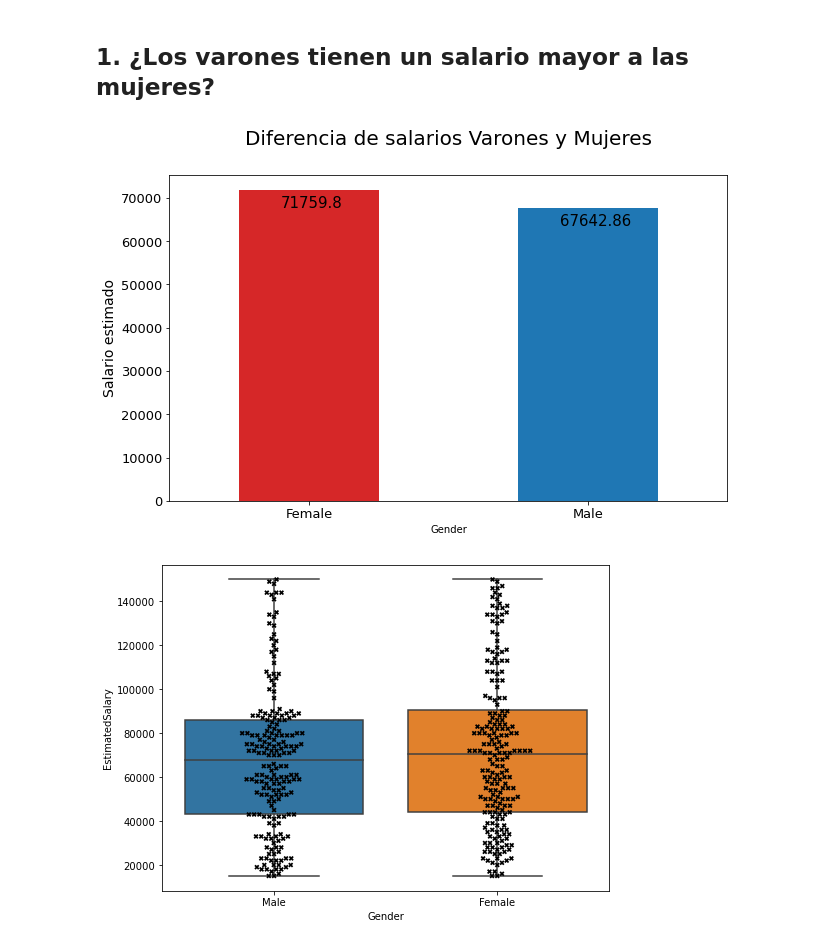
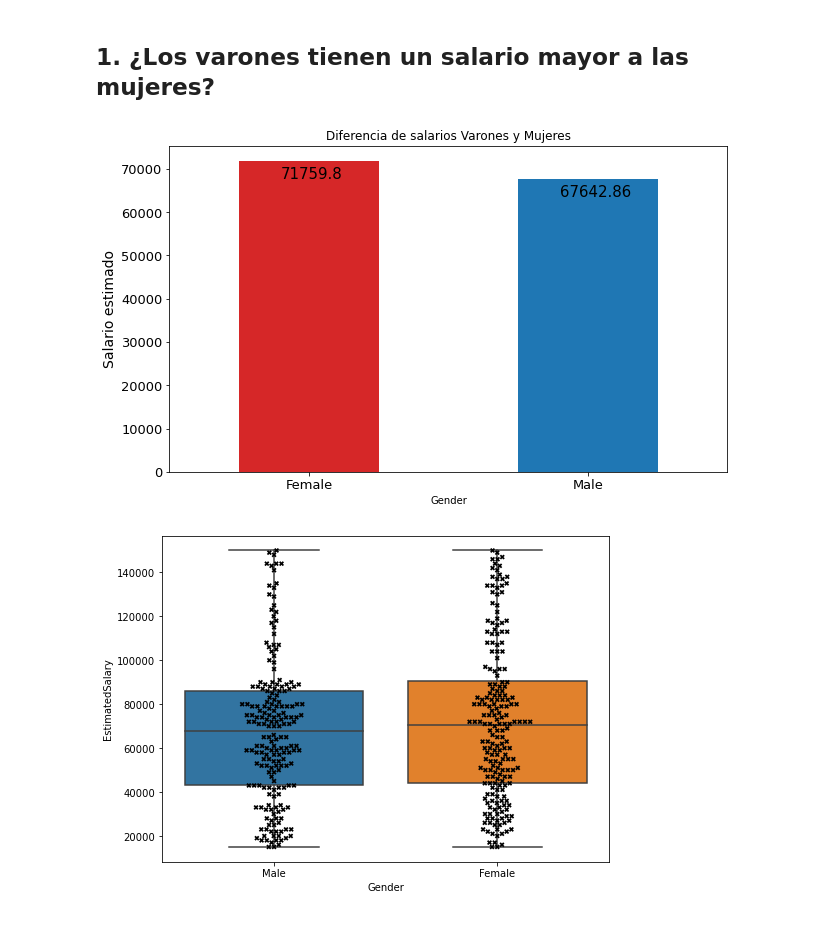
Before and after one commit to cesarmsq/EDAproject, a Jupyter notebook: SocialNetworkADS.ipynb, the cells around one changed output. Saved outputs shown, nothing was run; the diff lists cells and outputs as text; code cells hidden in the pictures.

```diff
--- a/SocialNetworkADS.ipynb
+++ b/SocialNetworkADS.ipynb
@@ -43,15 +50,15 @@ sns.heatmap(df.iloc[:,1:].corr(), annot=True, cmap="Blues");
 # %%
 ax = (df.groupby("Gender")['EstimatedSalary'].mean().plot
  .bar(rot=0, color=["tab:red", "tab:blue"],
       figsize=(10, 6), fontsize=13)
 )
-ax.set_title('Diferencia de salarios Varones y Mujeres', size=20, pad=30)
+ax.set_title('Diferencia de salarios Varones y Mujeres')
 ax.set_ylabel('Salario estimado', fontsize=14)
 for i in ax.patches:
     ax.text(i.get_x() + 0.15, i.get_height() - 4000,
             str(round(i.get_height(), 2)), fontsize=15)
 # %% [output]
-[figure, old version]
+[figure, new version]
 # %%
 plt.figure(figsize=(8,6))
 sns.boxplot(data=df, x="Gender", y="EstimatedSalary", dodge=True)
```
Also changed, not shown: parts of 1 cell of this notebook.
